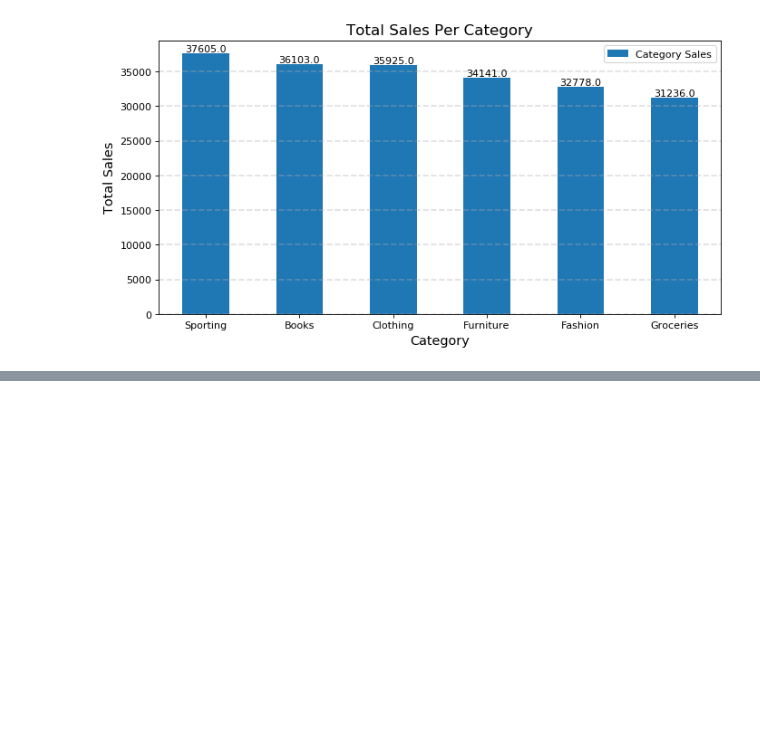
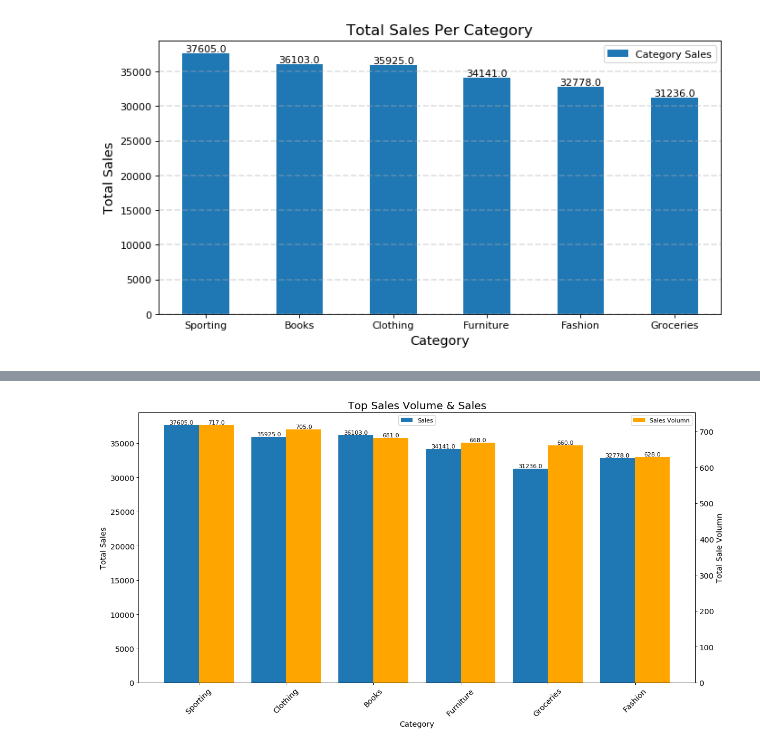
Before and after one commit to FreedomVAce/Supermarket_Analysis, a Jupyter notebook: Supermarket_Analysis.ipynb, the cells around one changed output, grey strips where cells are left out. Saved outputs shown, nothing was run; the diff lists cells and outputs as text; code cells hidden in the pictures; blank space fills up the shorter version.

```diff
--- a/Supermarket_Analysis.ipynb
+++ b/Supermarket_Analysis.ipynb
@@ -340,0 +343,6 @@ plt.show()
+# %%
+quantity_category = quantity_category.to_frame()
+top_category = top_category.to_frame()
+
+print(quantity_category)
+print(top_category)
@@ -340,0 +366,6 @@ plt.show()
+# %%
+quantity_category = quantity_category.reset_index()
+top_category = top_category.reset_index()
+
+print(quantity_category)
+print(top_category)
@@ -340,0 +387,3 @@ plt.show()
+# %%
+combine_data = pd.merge(quantity_category, top_category,on ="Category",how="outer")
+combine_data
@@ -340,0 +398,56 @@ plt.show()
+# %%
+plt.figure(figsize=(15,8),dpi=80)
+
+c_list = combine_data['Category']
+q_list = combine_data["Quantity"]
+s_list = combine_data["Total"]
+
+
+plt.bar(range(len(c_list)),s_list,width=0.4,label="Sales")
+
+plt.xlabel("Category",fontsize=13)
+plt.xticks(fontsize = 13)
+plt.ylabel("Total Sales",fontsize=13)
+plt.yticks(fontsize = 13)
+
+plt.legend(loc="upper center")
+
+
+
+for a,b in zip(range(len(c_list)),s_list):
+    plt.text(a,b,b,ha="center",va="bottom",fontsize=10)
+
+n=[]
+
+for i in range(len(c_list)):
+    i=i+0.2
+    n.append(i)
+
+plt.xticks(n,c_list,rotation=45)
+
+plt.twinx()
+
+
+m=[]
+for i in range(len(c_list)):
+    i = i+0.4
+    m.append(i)
+
+
+
+plt.bar(m,q_list,width=0.4,color="orange",label="Sales Volumn")
+
+plt.ylabel("Total Sale Volumn",fontsize=13)
+plt.yticks(fontsize = 13)
+
+
+for a,b in zip(range(len(c_list)),q_list):
+    plt.text(a+0.4,b,b,ha="center",va="bottom",fontsize=10)
+
+plt.legend(loc="best")
+
+plt.title("Top Sales Volume & Sales",fontsize=18)
+plt.tight_layout()
+plt.show()
+# %% [output]
+[figure, added]
```
Also changed, not shown: parts of 6 cells of this notebook.
